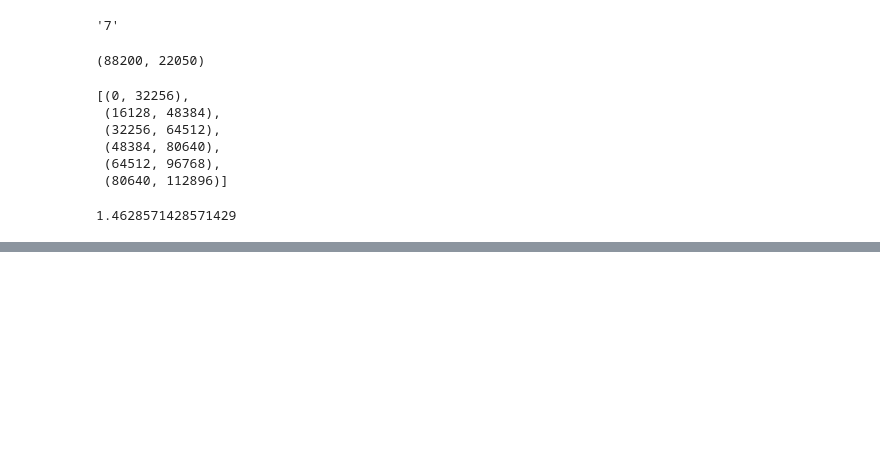
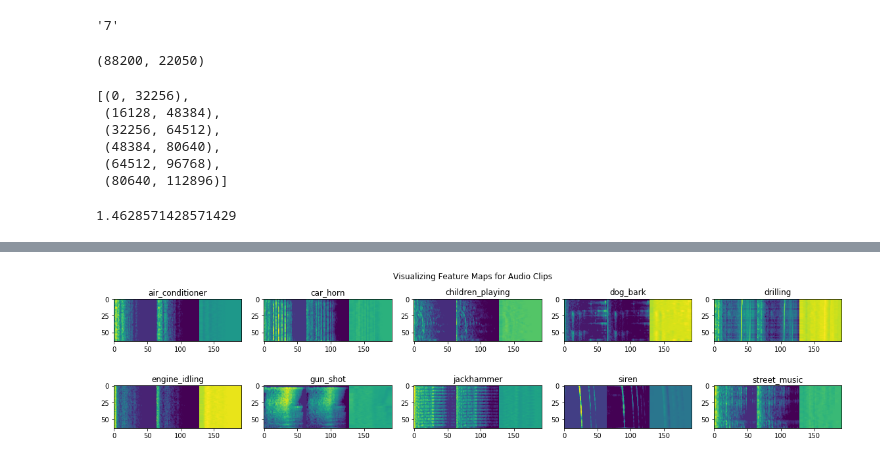
Before and after one commit to HvyD/Audio-Classifier-and-Predictor, a Jupyter notebook: Audio Classifier and Predictor.ipynb, the cells around one changed output, grey strips where cells are left out. Saved outputs shown, nothing was run; the diff lists cells and outputs as text; code cells hidden in the pictures; blank space fills up the shorter version.

```diff
--- a/Audio Classifier and Predictor.ipynb
+++ b/Audio Classifier and Predictor.ipynb
@@ -279,11 +294,13 @@ feature_samples.shape
 # %%
 plt.figure(figsize=(16, 4))
 for index, (feature_map, category) in enumerate(zip(feature_samples, categories)):
     plt.subplot(2, 5, index+1)
     plt.imshow(np.concatenate((feature_map[:,:,0], feature_map[:,:,1], feature_map[:,:,2]), axis=1), cmap='viridis')
-    plt.title(class_map[str(category)])
+    plt.title(labels_key[str(category)])
 plt.tight_layout()
 t = plt.suptitle('Visualizing Feature Maps for Audio Clips')
+# %% [output]
+[figure, added]
 # %%
 joblib.dump(features, 'data/base_features.pkl')
 joblib.dump(labels, 'data/dataset_labels.pkl')
```
Also changed, not shown: parts of 15 cells of this notebook.
